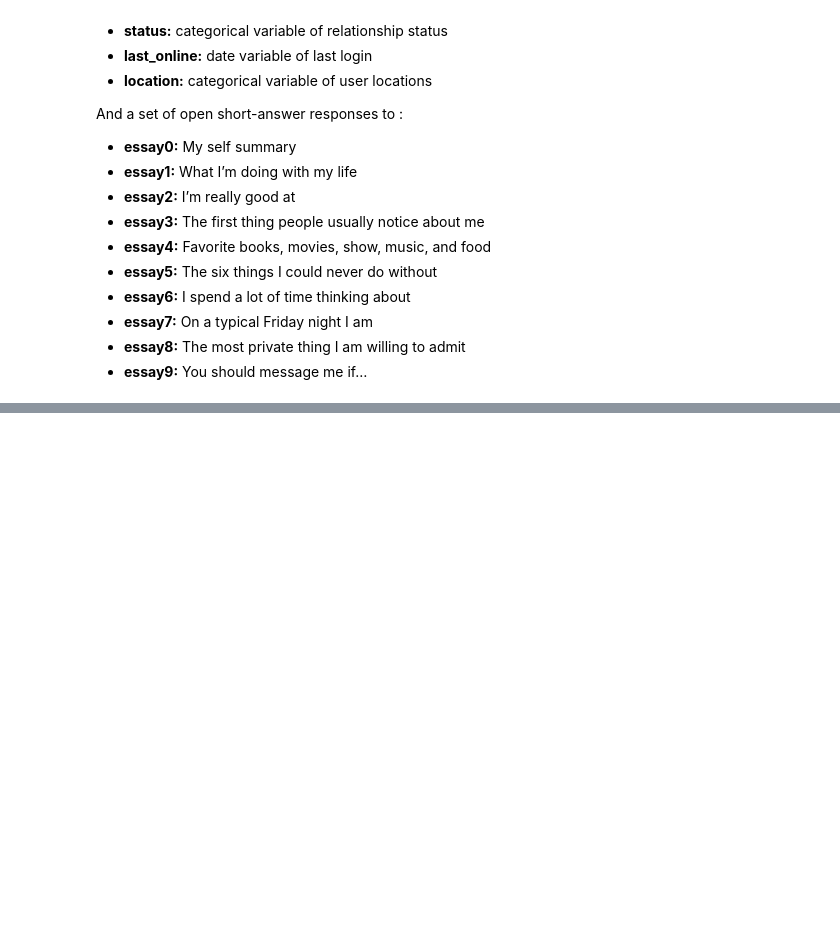
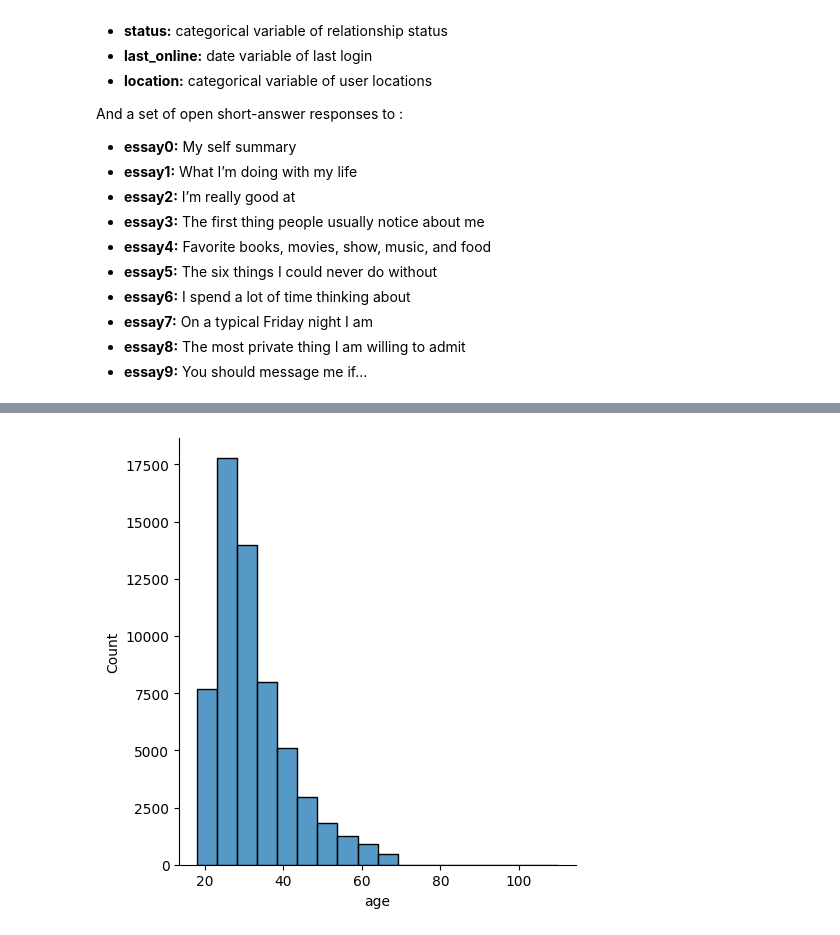
Before and after one commit to webmaster99-stack/course-project-math-for-devs, a Jupyter notebook: main.ipynb, the cells around one changed output, grey strips where cells are left out. Cells and saved outputs as stored; diff of their text form; code cells hidden in the pictures; blank space fills up the shorter version.

```diff
--- a/main.ipynb
+++ b/main.ipynb
@@ -112,0 +142,6 @@ And a set of open short-answer responses to :
+# %%
+from utils.data_cleaning import remove_qualifiers_from_column
+
+profiles["sign_clean"] = remove_qualifiers_from_column(profiles, "sign")
+print(f"Number of unique categories: {profiles["sign_clean"].nunique()}")
+print(f"Unique categories: {profiles["sign_clean"].unique()}")
@@ -112,0 +156,6 @@ And a set of open short-answer responses to :
+# %%
+from utils.visualizations import display_distribution_plot, display_count_plot, column_value_counts
+
+display_distribution_plot(profiles, "age")
+# %% [output]
+[figure, added]
```
Also changed, not shown: parts of 64 cells of this notebook.
